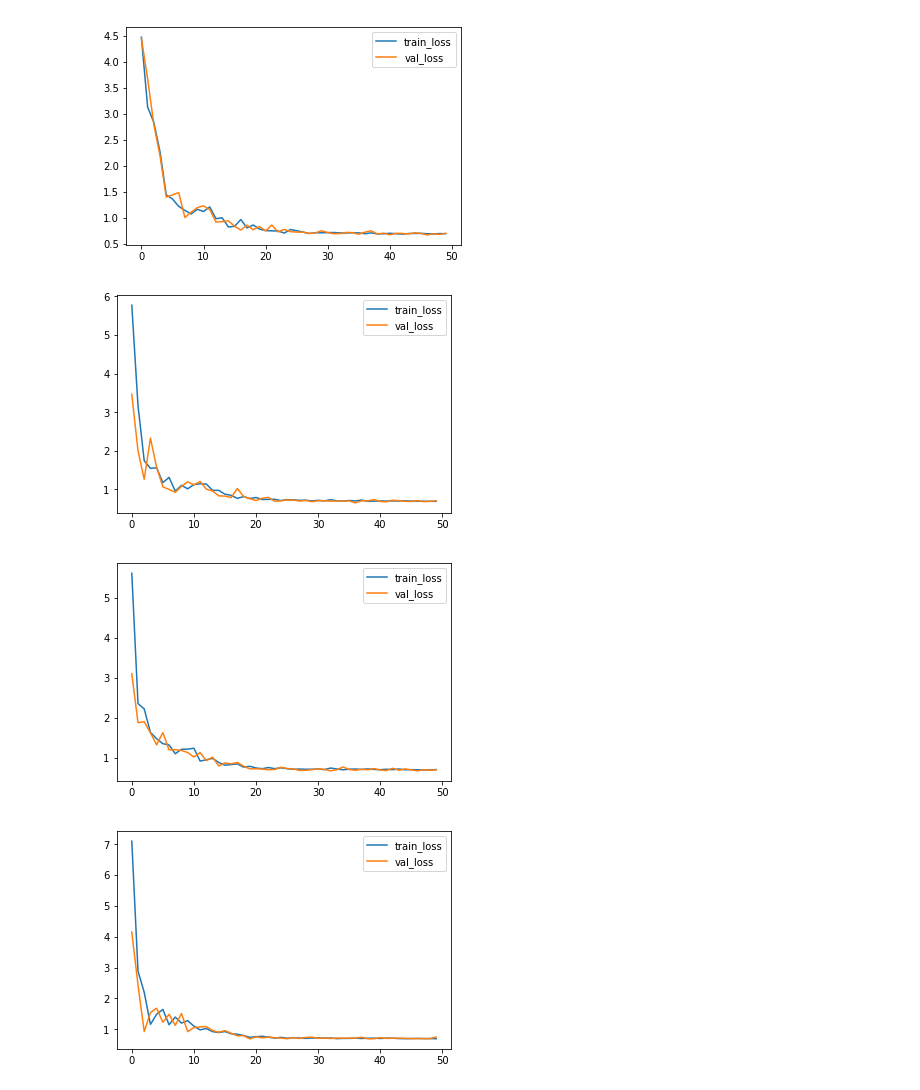
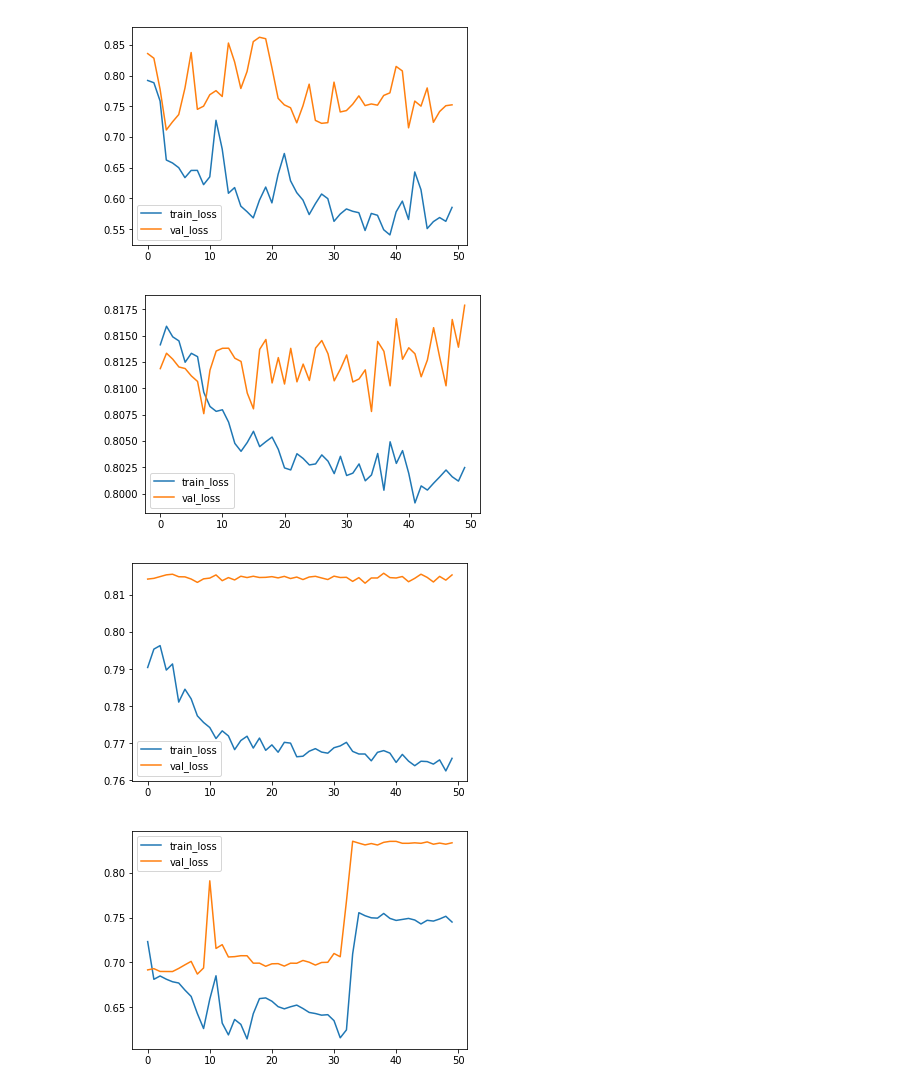
Before and after one commit to ryanaustinf/MS-Thesis-Sandbox, a Jupyter notebook: Logistic Regression Baseline.ipynb, the cells around one changed output. Drawn from its saved outputs; the diff is of its cells as text; code cells hidden in the pictures.

```diff
--- a/Logistic Regression Baseline.ipynb
+++ b/Logistic Regression Baseline.ipynb
@@ -230,22 +213,18 @@ def test(model,crit,dataload,disable=False):
     dloss /= len(dataload)
     dacc /= len(dataload)
     return dloss,dacc
-# %%
-model = LogisticRegression().cuda()
-criterion = torch.nn.CrossEntropyLoss()
-optimizer = torch.optim.Adam(model.parameters(), lr=0.001)
 # %%
 avedloss, avedacc, avevloss, avevacc = 0,0,0,0
 my_data = AutoUXDataset(data,labels,True)
 my_test = AutoUXDataset(data,labels,False)
 
-batch_size = 32
+batch_size = 64
 disable = True
 epochs = 50
 
 for i in range(5):
-    model = MLP(hidden_dim=256, dropout=0.3).cuda()
-    optimizer = optim.Adam(model.parameters(), lr=3e-4, weight_decay=0.1)
+    model = LogisticRegression().cuda()
+    optimizer = optim.Adam(model.parameters(), lr=3e-4)
     #amp_handle.wrap_optimizer(optimizer)
     criterion = nn.CrossEntropyLoss()
     #amp_handle = amp.init()
@@ -302,4 +281,4 @@ Average Test Accuracy: 0.509173
-[figure, old version]
+[figure, new version]
-[figure, old version]
+[figure, new version]
-[figure, old version]
+[figure, new version]
-[figure, old version]
+[figure, new version]
```
Also changed, not shown: parts of 2 cells of this notebook, 5 other files.
